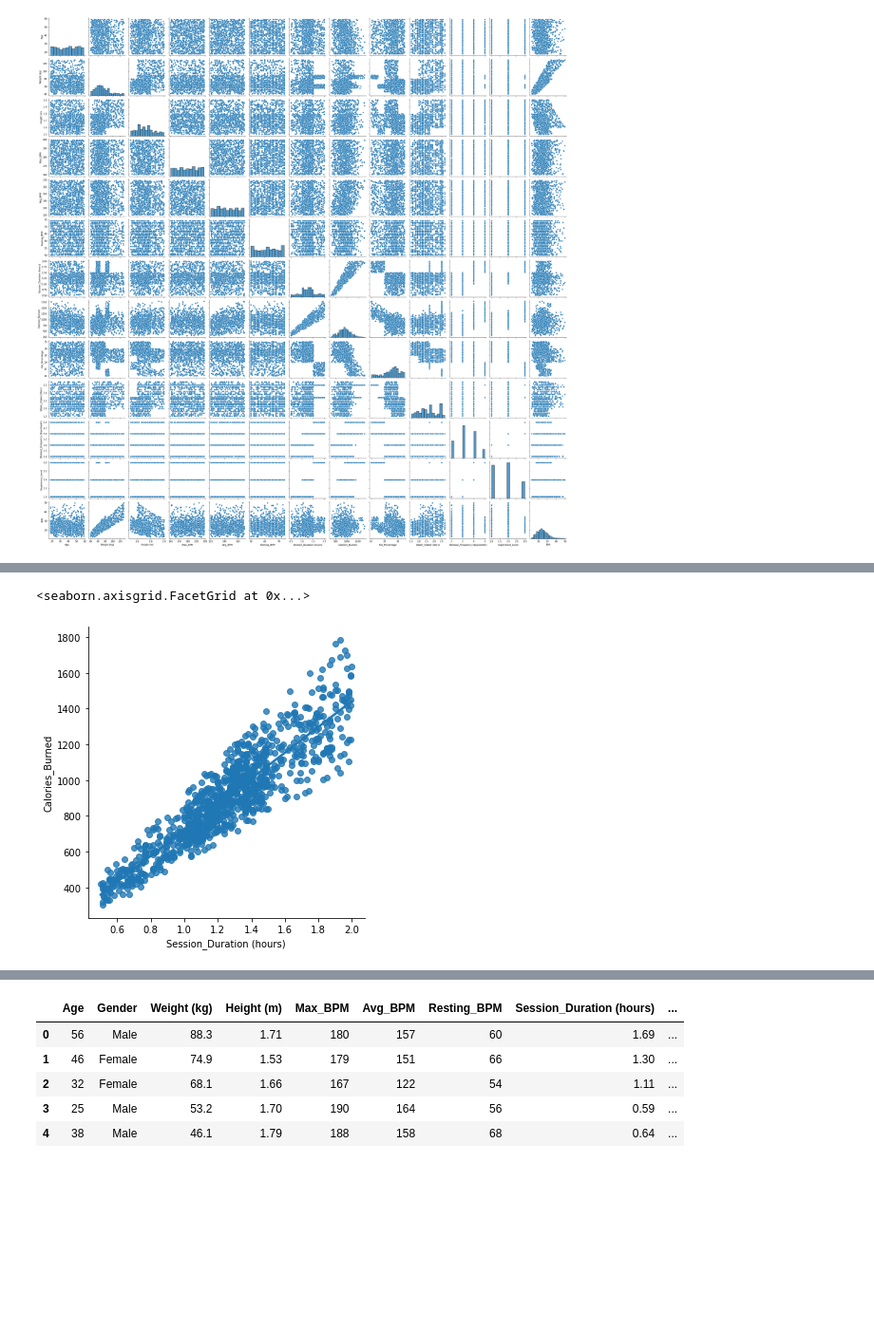
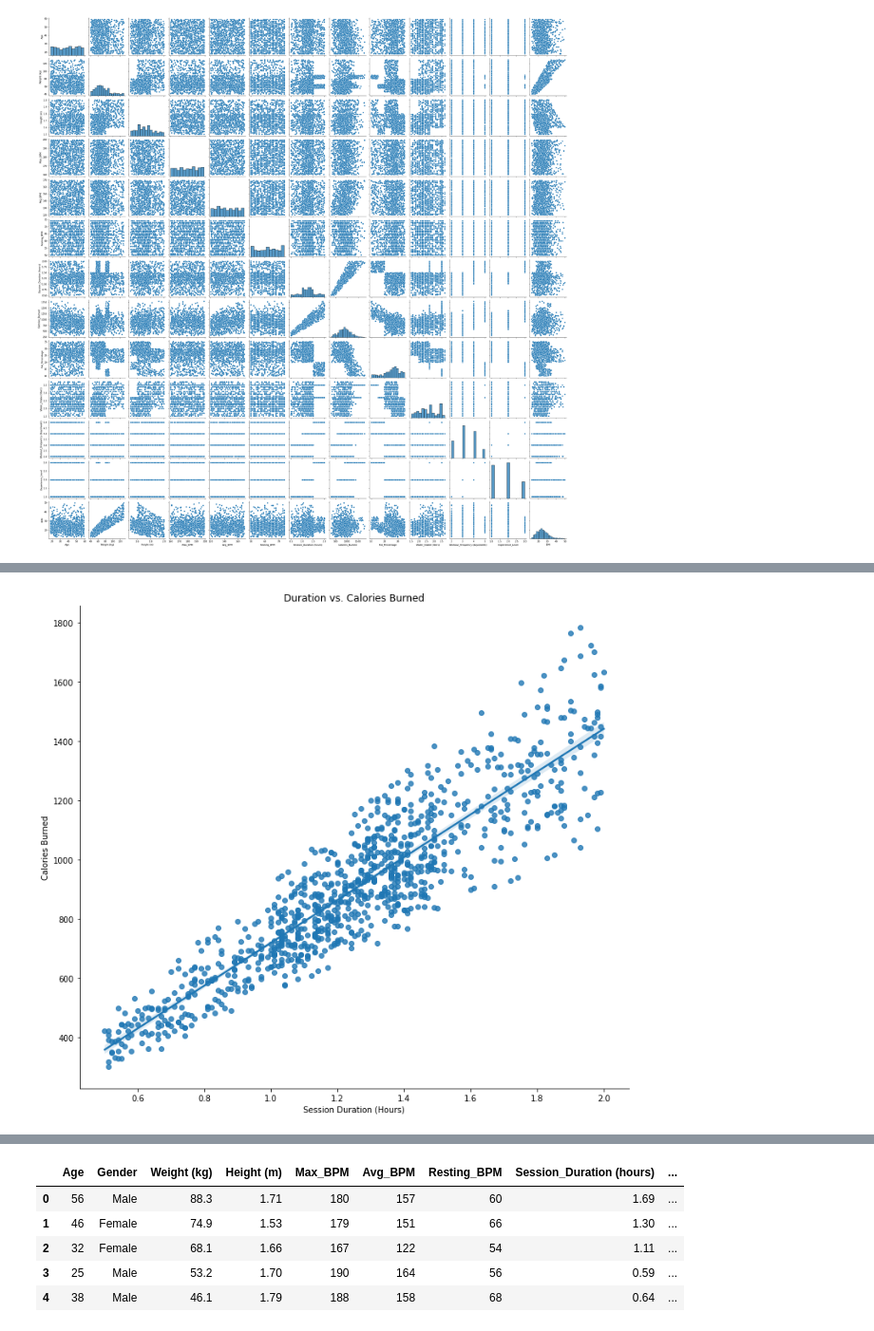
Before and after one commit to Noah-Prowell/gym_calories_proj, a Jupyter notebook: EDA.ipynb, the cells around one changed output, grey strips where cells are left out. Shown at 95% size. Drawn from its saved outputs; the diff is of its cells as text; code cells hidden in the pictures; blank space fills up the shorter version.

```diff
--- a/EDA.ipynb
+++ b/EDA.ipynb
@@ -57,8 +57,10 @@ Data columns (total 15 columns):
 dtypes: float64(7), int64(6), object(2)
 memory usage: 114.1+ KB
 # %%
-sns.lmplot(x='Session_Duration (hours)', y='Calories_Burned', data=df)
+ax = sns.lmplot(x='Session_Duration (hours)', y='Calories_Burned', data=df, height=9, aspect=1.15)
+ax.set(xlabel = "Session Duration (Hours)", ylabel = "Calories Burned")
+plt.title("Duration vs. Calories Burned")
+plt.show()
 # %% [output]
-<seaborn.axisgrid.FacetGrid at 0x...>
-[figure, old version]
+[figure, new version]
 # %%
```
Also changed, not shown: parts of 2 cells of this notebook, 11 other files.
